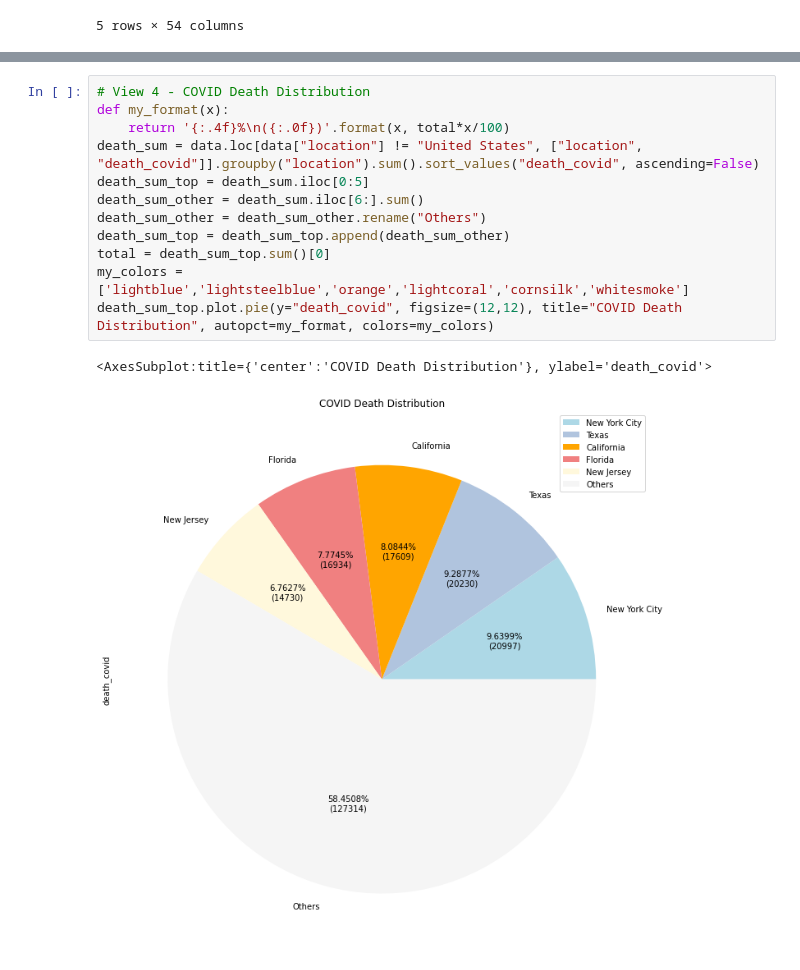
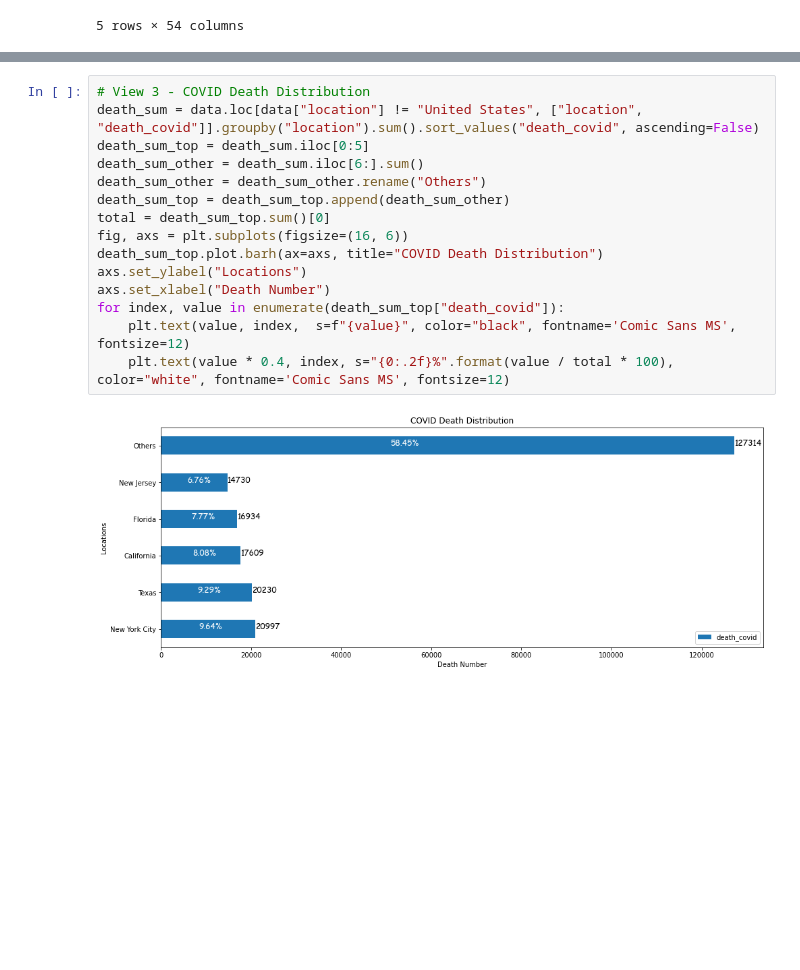
Before and after one commit to ITWSDataScience/Exploration-of-Number-of-Deaths-Due-to-COVID19-in-USA_2020, a Jupyter notebook: present.ipynb, the cells around one changed output, grey strips where cells are left out. Saved outputs shown, nothing was run; the diff lists cells and outputs as text; blank space fills up the shorter version.

```diff
--- a/present.ipynb
+++ b/present.ipynb
@@ -135,18 +129,20 @@ data[(data.index > '2019-01-01') & ((data["location"] == "California"))].plot(fi
 <AxesSubplot:title={'center':'California State Death Data 2019-2020'}, xlabel='date'>
 [figure]
 # %%
-# View 4 - COVID Death Distribution
-def my_format(x):
-    return '{:.4f}%\n({:.0f})'.format(x, total*x/100)
+# View 3 - COVID Death Distribution
 death_sum = data.loc[data["location"] != "United States", ["location", "death_covid"]].groupby("location").sum().sort_values("death_covid", ascending=False)
 death_sum_top = death_sum.iloc[0:5]
 death_sum_other = death_sum.iloc[6:].sum()
 death_sum_other = death_sum_other.rename("Others")
 death_sum_top = death_sum_top.append(death_sum_other)
 total = death_sum_top.sum()[0]
-my_colors = ['lightblue','lightsteelblue','orange','lightcoral','cornsilk','whitesmoke']
-death_sum_top.plot.pie(y="death_covid", figsize=(12,12), title="COVID Death Distribution", autopct=my_format, colors=my_colors)
+fig, axs = plt.subplots(figsize=(16, 6))
+death_sum_top.plot.barh(ax=axs, title="COVID Death Distribution")
+axs.set_ylabel("Locations")
+axs.set_xlabel("Death Number")
+for index, value in enumerate(death_sum_top["death_covid"]):
+    plt.text(value, index,  s=f"{value}", color="black", fontname='Comic Sans MS', fontsize=12)
+    plt.text(value * 0.4, index, s="{0:.2f}%".format(value / total * 100), color="white", fontname='Comic Sans MS', fontsize=12)
 # %% [output]
-<AxesSubplot:title={'center':'COVID Death Distribution'}, ylabel='death_covid'>
-[figure, old version]
+[figure, new version]
 # %%
```
Also changed, not shown: parts of 5 cells of this notebook, 3 other files.
